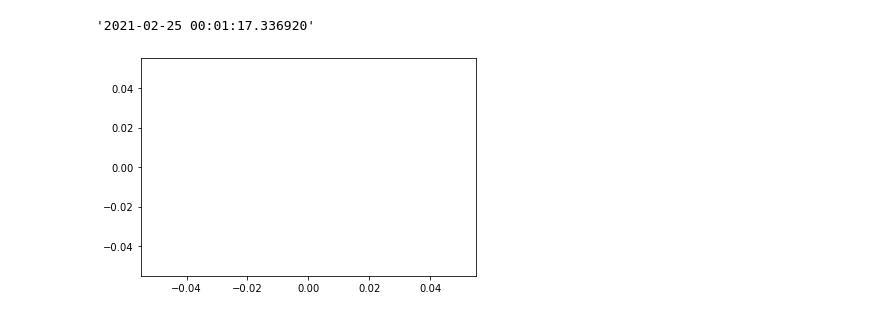
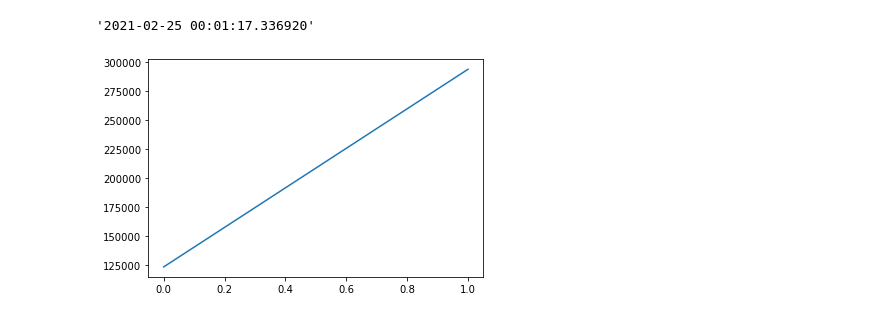
Before and after one commit to antduru/PoseDetection, a Jupyter notebook: graph_producer.ipynb, the cells around one changed output. Cells and saved outputs as stored; diff of their text form; code cells hidden in the pictures.

```diff
--- a/graph_producer.ipynb
+++ b/graph_producer.ipynb
@@ -198,13 +332,13 @@ from datetime import datetime
 # %%
 import torch
 import matplotlib.pyplot as plt
 
 def to_list(loss_objects):
     return [e['loss'] for e in loss_objects]
 
-status_quo = torch.load('./train/snapshot-0.pt')
+status_quo = torch.load('./train/snapshot-2.pt')
 plt.plot(to_list(status_quo['train_loss']))
 plt.plot(to_list(status_quo['val_loss']))
 plt.show()
 # %% [output]
-[figure, old version]
+[figure, new version]
```
Also changed, not shown: parts of 5 cells of this notebook, 3 other files.
